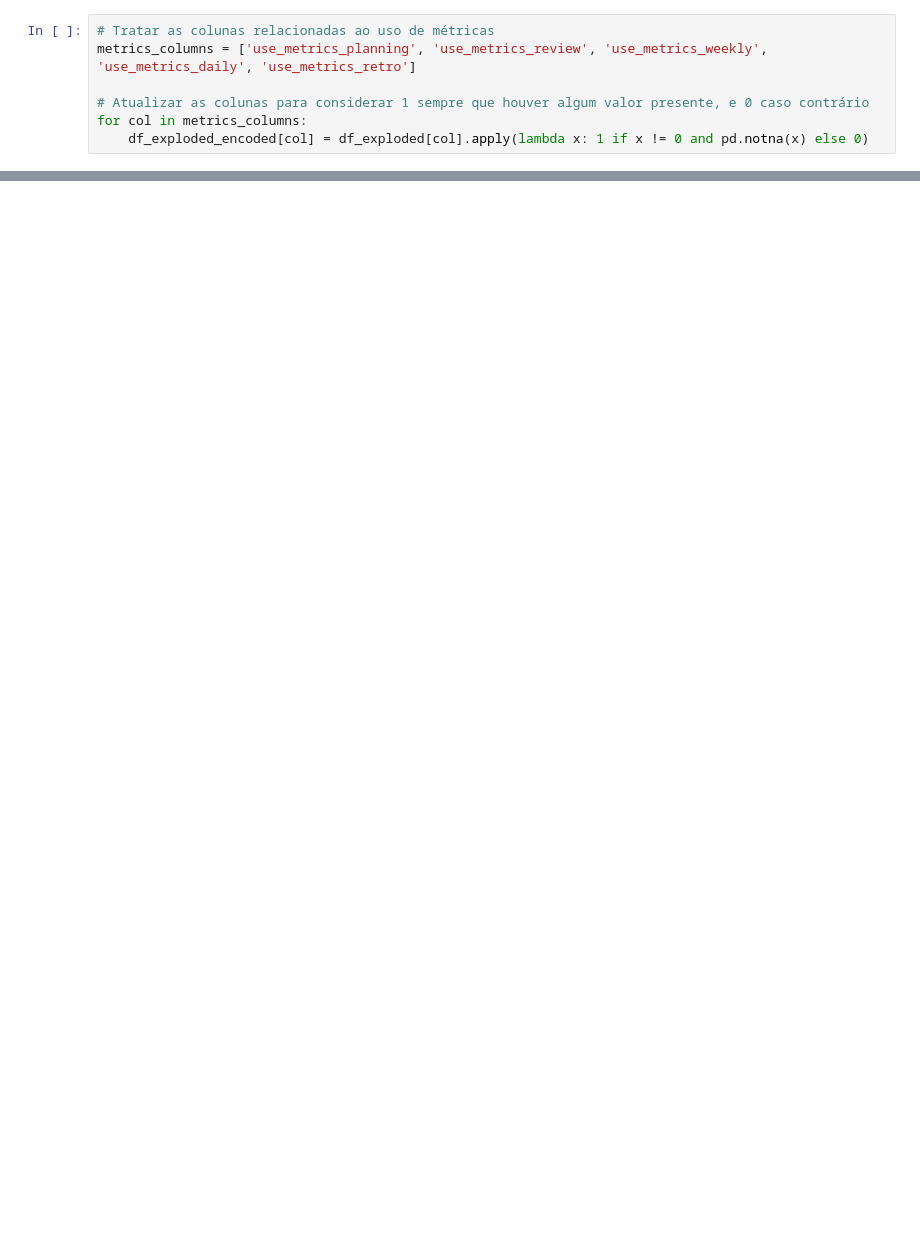
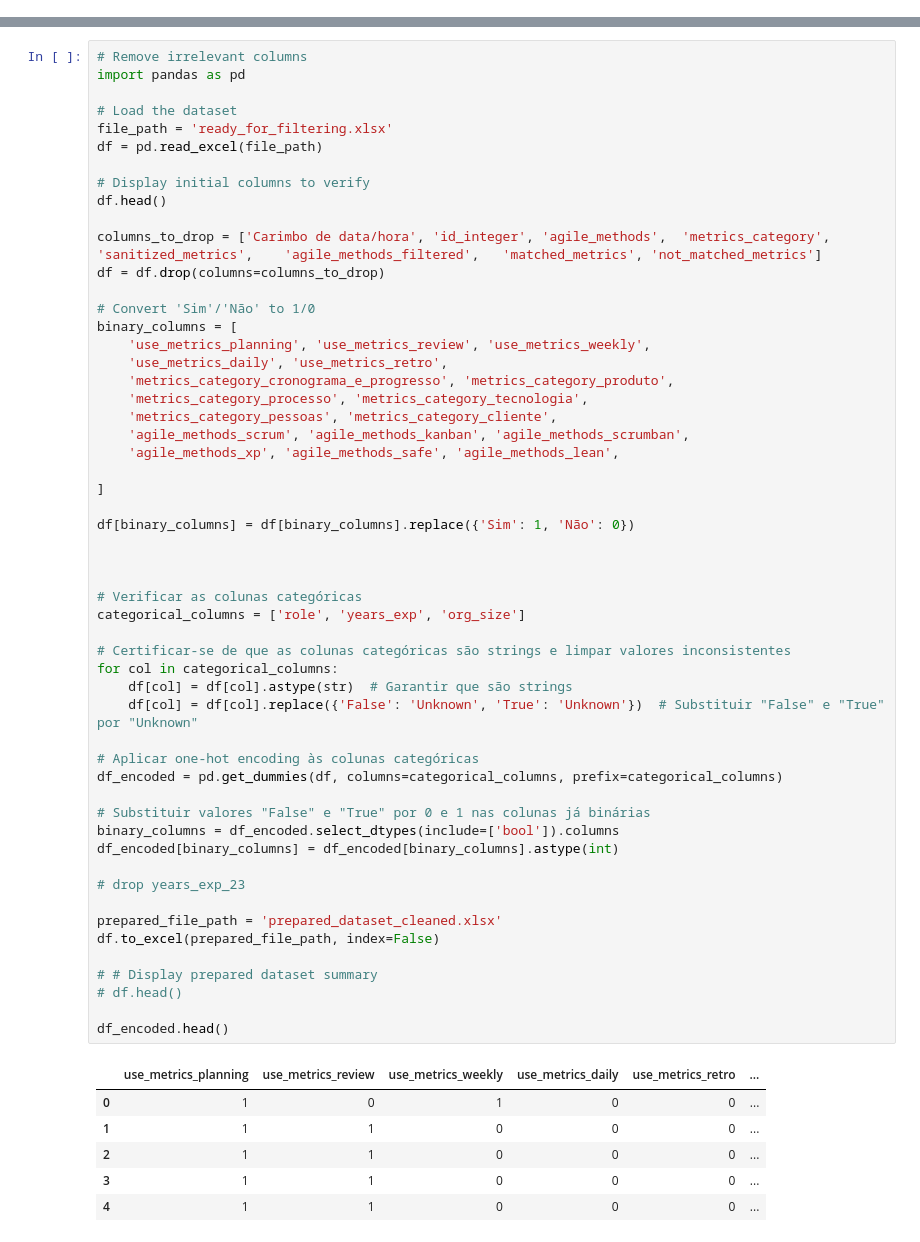
Before and after one commit to viniciuslunardi/tcc, a Jupyter notebook: multilabel/manager_classification.ipynb, the cells around one changed output, grey strips where cells are left out. Saved outputs shown, nothing was run; the diff lists cells and outputs as text; blank space fills up the shorter version.

```diff
--- a/multilabel/manager_classification.ipynb
+++ b/multilabel/manager_classification.ipynb
@@ -79,7 +0,0 @@ df_exploded_encoded = pd.get_dummies(df_exploded, columns=['role', 'years_exp',
-# %%
-# Tratar as colunas relacionadas ao uso de métricas
-metrics_columns = ['use_metrics_planning', 'use_metrics_review', 'use_metrics_weekly', 'use_metrics_daily', 'use_metrics_retro']
-
-# Atualizar as colunas para considerar 1 sempre que houver algum valor presente, e 0 caso contrário
-for col in metrics_columns:
-    df_exploded_encoded[col] = df_exploded[col].apply(lambda x: 1 if x != 0 and pd.notna(x) else 0)
@@ -276,0 +1,61 @@ Modelo para Cliente salvo como modelo_Cliente_ajustado.joblib
+# %%
+# Remove irrelevant columns
+import pandas as pd
+
+# Load the dataset
+file_path = 'ready_for_filtering.xlsx'
+df = pd.read_excel(file_path)
+
+# Display initial columns to verify
+df.head()
+
+columns_to_drop = ['Carimbo de data/hora', 'id_integer', 'agile_methods',  'metrics_category',	'sanitized_metrics',	'agile_methods_filtered',	'matched_metrics', 'not_matched_metrics']
+df = df.drop(columns=columns_to_drop)
+
+# Convert 'Sim'/'Não' to 1/0
+binary_columns = [
+    'use_metrics_planning', 'use_metrics_review', 'use_metrics_weekly',
+    'use_metrics_daily', 'use_metrics_retro',
+    'metrics_category_cronograma_e_progresso', 'metrics_category_produto',
+    'metrics_category_processo', 'metrics_category_tecnologia',
+    'metrics_category_pessoas', 'metrics_category_cliente',
+    'agile_methods_scrum', 'agile_methods_kanban', 'agile_methods_scrumban',
+    'agile_methods_xp', 'agile_methods_safe', 'agile_methods_lean',
+
+]
+
+df[binary_columns] = df[binary_columns].replace({'Sim': 1, 'Não': 0})
+
+
+
+# Verificar as colunas categóricas
+categorical_columns = ['role', 'years_exp', 'org_size']
+
+# Certificar-se de que as colunas categóricas são strings e limpar valores inconsistentes
+for col in categorical_columns:
+    df[col] = df[col].astype(str)  # Garantir que são strings
+    df[col] = df[col].replace({'False': 'Unknown', 'True': 'Unknown'})  # Substituir "False" e "True" por "Unknown"
+
+# Aplicar one-hot encoding às colunas categóricas
+df_encoded = pd.get_dummies(df, columns=categorical_columns, prefix=categorical_columns)
+
+# Substituir valores "False" e "True" por 0 e 1 nas colunas já binárias
+binary_columns = df_encoded.select_dtypes(include=['bool']).columns
+df_encoded[binary_columns] = df_encoded[binary_columns].astype(int)
+
+# drop years_exp_23
+
+prepared_file_path = 'prepared_dataset_cleaned.xlsx'
+df.to_excel(prepared_file_path, index=False)
+
+# # Display prepared dataset summary
+# df.head()
+
+df_encoded.head()
+# %% [output]
+|  | use_metrics_planning | use_metrics_review | use_metrics_weekly | use_metrics_daily | use_metrics_retro | ... |
+| 0 | 1 | 0 | 1 | 0 | 0 | ... |
+| 1 | 1 | 1 | 0 | 0 | 0 | ... |
+| 2 | 1 | 1 | 0 | 0 | 0 | ... |
+| 3 | 1 | 1 | 0 | 0 | 0 | ... |
+| 4 | 1 | 1 | 0 | 0 | 0 | ... |
```
Also changed, not shown: parts of 18 cells of this notebook, 11 other files.
